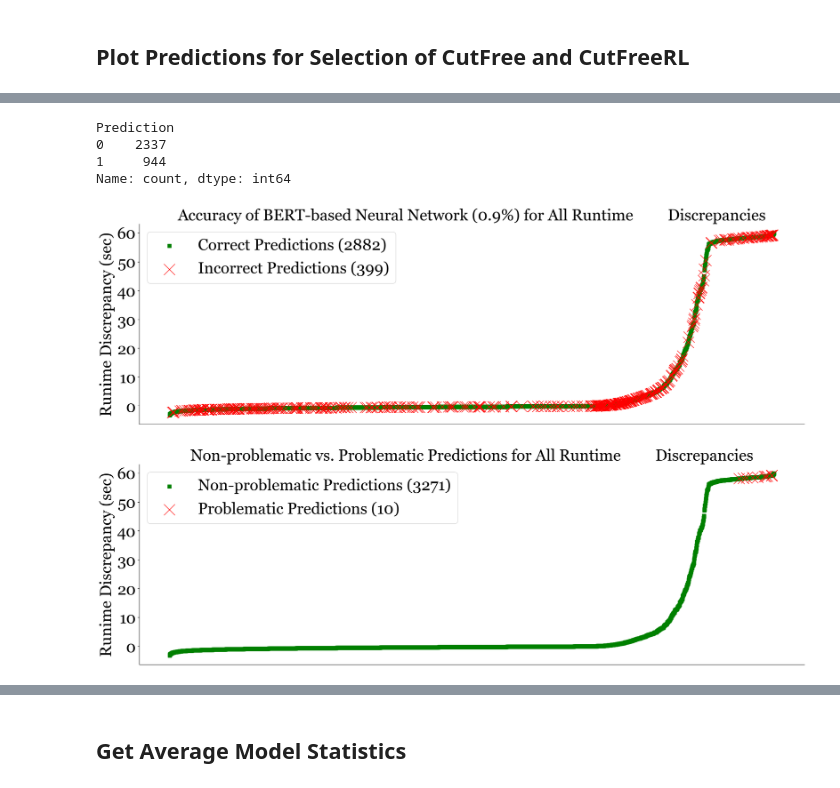
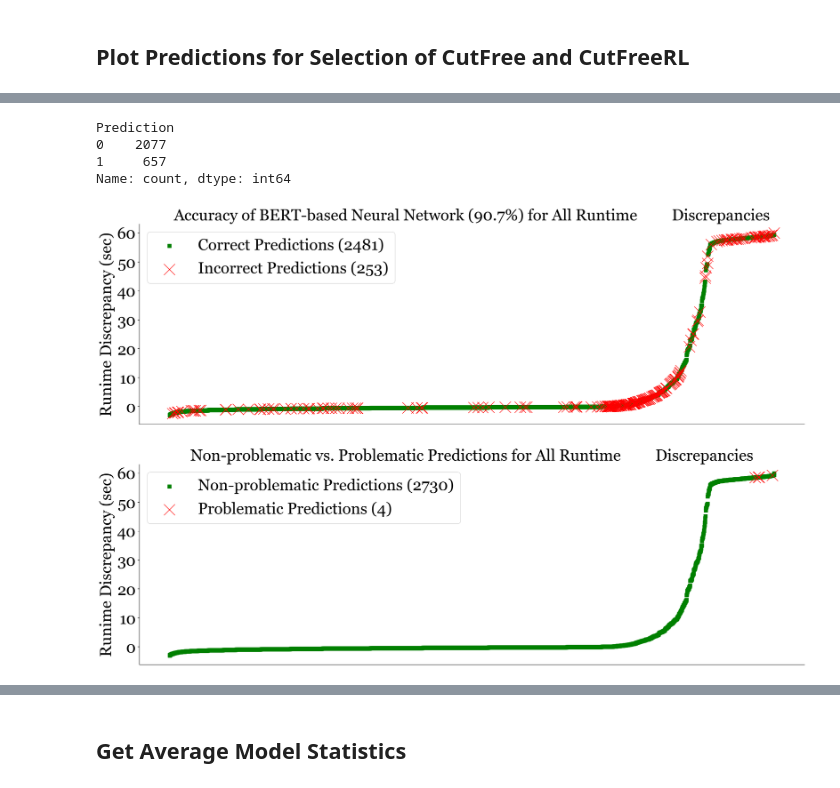
Before and after one commit to wrickord/CutFree, a Jupyter notebook: algorithm-classifier/AlgorithmClassifier.ipynb, the cells around one changed output, grey strips where cells are left out. Drawn from its saved outputs; the diff is of its cells as text; code cells hidden in the pictures.

Commit message:
Updated CutFree code, tweaked data organization, updated BERT model, added increased randomization of data via shuffling original set and tensors

```diff
--- a/algorithm-classifier/AlgorithmClassifier.ipynb
+++ b/algorithm-classifier/AlgorithmClassifier.ipynb
@@ -640,7 +694,7 @@ model = tf.keras.models.load_model(
 )
 
 # get accuracy of best bert-based model
-_, acc = model.evaluate(texts_test, labels_test)
+_, acc = model.evaluate(bert_test_dataset)
 
 print("Best BERT Model Accuracy: ", acc)
 
@@ -777,20 +842,20 @@ df_test = df_test.dropna(subset=["Prediction"])
 
 # set prediction algorithm
 cutfree_condition = \
-    ((df_test["Prediction"] == True) & (df_test["Algorithm"] == 0)) \
-    | ((df_test["Prediction"] == False) & (df_test["Algorithm"] == 1))
+    ((df_test["Prediction"] == True) & (df_test["Correct_Algorithm_Choice"] == 0)) \
+    | ((df_test["Prediction"] == False) & (df_test["Correct_Algorithm_Choice"] == 1))
 cutfreerl_condition = \
-    ((df_test["Prediction"] == True) & (df_test["Algorithm"] == 1)) \
-    | ((df_test["Prediction"] == False) & (df_test["Algorithm"] == 0))
+    ((df_test["Prediction"] == True) & (df_test["Correct_Algorithm_Choice"] == 1)) \
+    | ((df_test["Prediction"] == False) & (df_test["Correct_Algorithm_Choice"] == 0))
 df_test.loc[cutfree_condition, "Prediction"] = 0
 df_test.loc[cutfreerl_condition, "Prediction"] = 1
 
 # create correct/incorrect column
-df_test["Correct"] = df_test["Algorithm"] == df_test["Prediction"]
+df_test["Correct"] = df_test["Correct_Algorithm_Choice"] == df_test["Prediction"]
 
 # sort dataframe by discrepency and reset index
 df_test = df_test.sort_values(
-    by=["Discrepancy"],
+    by=["Time_Discrepancy"],
     ascending=True
 ).reset_index(drop=True)
 
@@ -798,8 +863,8 @@ df_test = df_test.sort_values(
 df_test["Prediction"].value_counts() # 0 = CutFree, 1 = CutFreeRL
 # %% [output]
 Prediction
-0    2337
-1     944
+0    2077
+1     657
 Name: count, dtype: int64
 # %%
 fig, ax = plt.subplots(figsize=(24, 16))
@@ -810,23 +875,26 @@ plt.subplot(2, 1, 1)
 correct_conditions = (df_test["Correct"] == True)
 plt.scatter(
     df_test[correct_conditions].index,
-    df_test.loc[correct_conditions, "Discrepancy"],
+    df_test.loc[correct_conditions, "Time_Discrepancy"],
     c="g",
     linewidths=1,
     marker="s",
-    s=50)
+    s=50
+)
 
 incorrect_conditions = (df_test["Correct"] == False)
 plt.scatter(
     df_test[incorrect_conditions].index,
-    df_test.loc[incorrect_conditions, "Discrepancy"],
+    df_test.loc[incorrect_conditions, "Time_Discrepancy"],
     c="r",
     linewidths=1,
     marker="x",
-    s=500)
+    s=500
+)
 
+# set labels
 plt.title(
-    f"Accuracy of BERT-based Neural Network ({acc:.1f}%) for All Runtime \
+    f"Accuracy of BERT-based Neural Network ({acc * 100:.1f}%) for All Runtime \
         Discrepancies",
     fontsize=32,
     **gfont
@@ -837,6 +905,8 @@ plt.legend(
     f"Incorrect Predictions ({len(df_test[incorrect_conditions])})"],
     prop=font
 )
+
+# fix axis
 ax = plt.gca()
 plt.xticks(fontsize=32, **gfont)
 plt.yticks(fontsize=32, **gfont)
@@ -844,16 +914,17 @@ ax.get_xaxis().set_visible(False)
 ax.spines.right.set_visible(False)
 ax.spines.top.set_visible(False)
 
-# plot problematic selections for all time discrepencies
+# plot problematic and nonproblematic selections for all time discrepencies
 plt.subplot(2, 1, 2)
 
-nonproblematic_conditions = \
+nonproblematic_conditions = (
     (df_test["Correct"] == True) \
-    | ((df_test["Correct"] == False) & (df_test["Algorithm"] == 0)) \
+    | ((df_test["Correct"] == False) & (df_test["Correct_Algorithm_Choice"] == 0)) \
     | ((df_test["Correct"] == False) & (df_test["CutFree_Time"] <= 60))
+)
 plt.scatter(
     df_test[nonproblematic_conditions].index,
-    df_test.loc[nonproblematic_conditions, "Discrepancy"],
+    df_test.loc[nonproblematic_conditions, "Time_Discrepancy"],
     c="g",
     linewidths=1,
     marker="s",
@@ -862,41 +933,50 @@ plt.scatter(
 
 # problematic conditions are defined as incorrect predictions that place the
 # system at risk of runtime explosion
-problematic_conditions = \
-    ((df_test["Correct"] == False) \
-    & (df_test["Algorithm"] == 1) \
-    & (df_test["CutFree_Time"] >= 60))
+problematic_conditions = (
+    (df_test["Correct"] == False) \
+    & (df_test["Correct_Algorithm_Choice"] == 1) \
+    & (df_test["CutFree_Time"] >= 60)
+)
 plt.scatter(
     df_test[problematic_conditions].index,
-    df_test.loc[problematic_conditions, "Discrepancy"],
+    df_test.loc[problematic_conditions, "Time_Discrepancy"],
     c="r",
     linewidths=1,
     marker="x",
     s=500
 )
 
+# set labels
 plt.title(
     f"Non-problematic vs. Problematic Predictions for All Runtime \
         Discrepancies",
     fontsize=32,
     **gfont
 )
-plt.ylabel("Runime Discrepancy (sec)", fontsize=32, **gfont)
+plt.ylabel(
+    "Runime Discrepancy (sec)",
+    fontsize=32,
+    **gfont
+)
 plt.legend(
     [f"Non-problematic Predictions ({len(df_test[nonproblematic_conditions])})",
     f"Problematic Predictions ({len(df_test[problematic_conditions])})"],
     prop=font
 )
+
+# fix axis
 ax = plt.gca()
 plt.xticks(fontsize=32, **gfont)
 plt.yticks(fontsize=32, **gfont)
 ax.get_xaxis().set_visible(False)
 ax.spines.right.set_visible(False)
 ax.spines.top.set_visible(False)
 
+# save figure
 plt.savefig(save_folder + "/runtime_discrepancies.png")
 # %% [output]
-[figure, old version]
+[figure, new version]
 # %%
 # get sensitivity for values above runtime limit
 sensitivity = (
```
Also changed, not shown: parts of 29 cells of this notebook, 17 other files.
